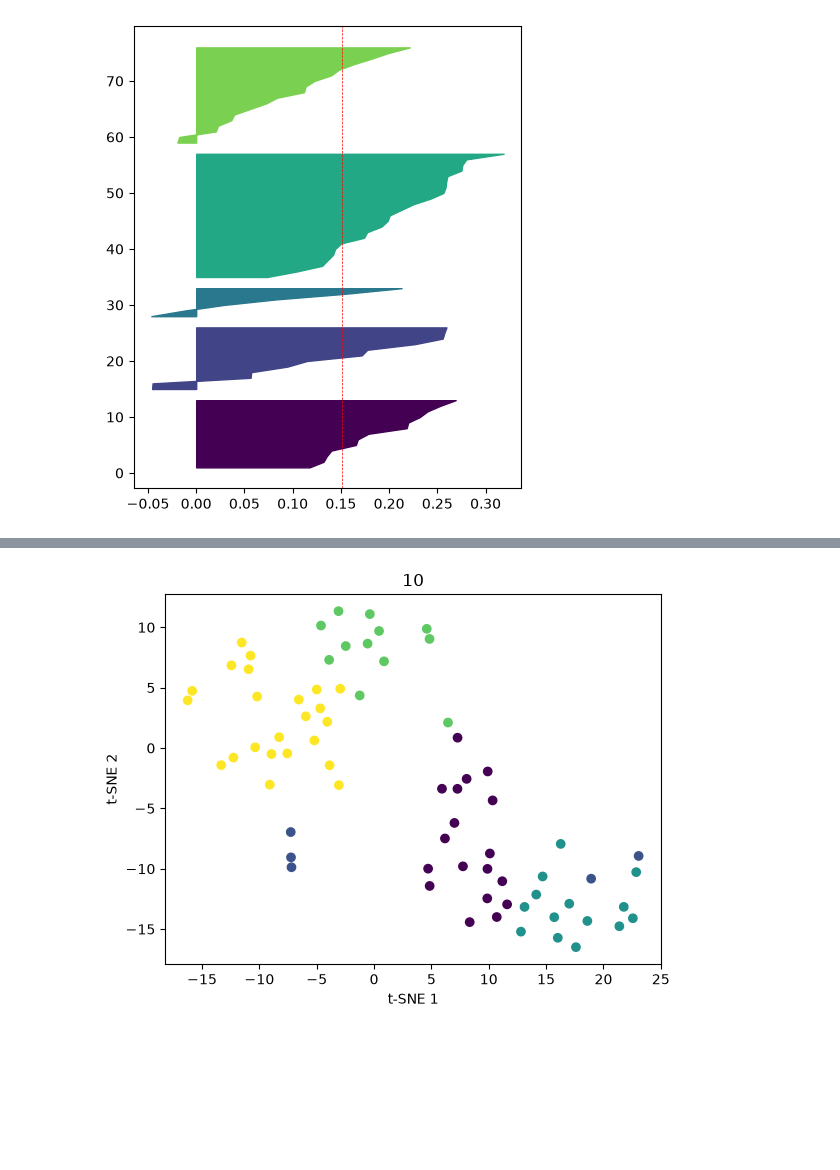
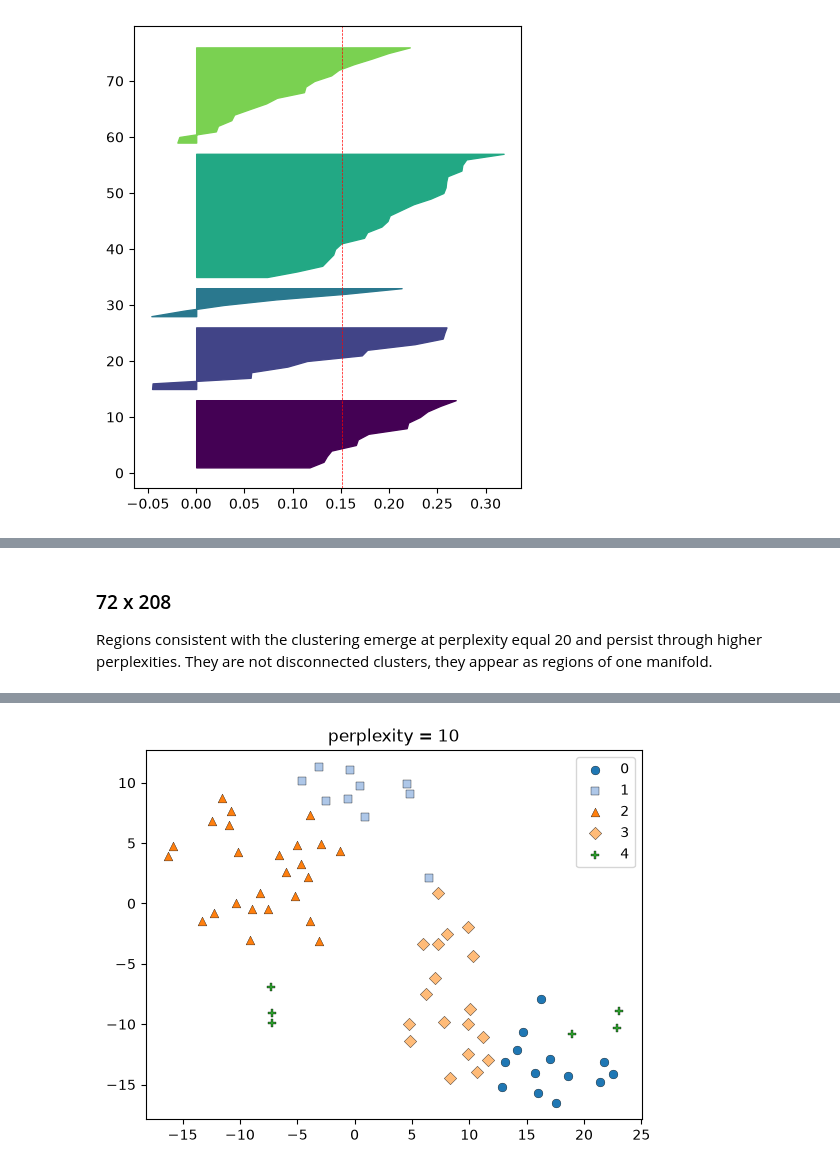
Before and after one commit to reebme/financial-attitudes-clustering, a Jupyter notebook: Notebooks/02_EDA.ipynb, the cells around one changed output, grey strips where cells are left out. Saved outputs shown, nothing was run; the diff lists cells and outputs as text; code cells hidden in the pictures; blank space fills up the shorter version.

```diff
--- a/Notebooks/02_EDA.ipynb
+++ b/Notebooks/02_EDA.ipynb
@@ -110,2 +220,0 @@ clustering_plotting_utils.plot_silhouette_scores_distribution(5, X, labels_most_
-# %%
-labels_most_rows = pd.DataFrame(labels_most_rows)
@@ -197,2 +265,0 @@ clustering_plotting_utils.plot_silhouette_scores_distribution(5, Y, labels_large
-# %%
-labels_largest_area = pd.DataFrame(labels_largest_area)
@@ -231,0 +266,11 @@ There is no clear multiresolution structure manifesting for this subset. The clu
+# %%
+plotting_data = labels_largest_area[5]
+clusters = plotting_data.unique()
+colors = cm.viridis(np.linspace(0, 1, len(clusters)))
+palette = {cluster: mcolors.to_hex(color) for cluster, color in zip(clusters, colors)}
+map_plotting.plot_cluster_map(
+    plotting_data,
+    {l: str(l) for l in clusters},
+    palette,
+    title="Largest area subset (72 x 208) clustering"
+)
@@ -353,0 +517,13 @@ t-SNE suggests local structure. At perplexity 20-40 4 regions emerge but they ar
+# %%
+tsne = TSNE(
+    n_components=2,
+    perplexity=50,
+    init="pca",
+    learning_rate="auto",
+    random_state=SEED
+)
+X_tsne = tsne.fit_transform(X)
+
+for k in ks_short:
+    labels = labels_most_rows[k]
+    draw_marked_clusters(labels, X_tsne[:,0], X_tsne[:, 1], colors, markers, title=f"K = {k}")
@@ -354,22 +540,17 @@ t-SNE suggests local structure. At perplexity 20-40 4 regions emerge but they ar
+# %% [markdown]
+### 72 x 208
+Regions consistent with the clustering emerge at perplexity equal 20 and persist through higher perplexities. They are not disconnected clusters, they appear as regions of one manifold.
 # %%
-for perplexity in [5, 10, 20, 30, 40]:
+labels = labels_largest_area[5]
+for perplexity in [5, 10, 20, 30, 40, 50, 60]:
     tsne = TSNE(
         n_components=2,
         perplexity=perplexity,
         init="pca",
         learning_rate="auto",
-        random_state=42
+        random_state=SEED
     )
     Y_tsne = tsne.fit_transform(Y)
 
-    fig, ax = plt.subplots()
-
-    ax.scatter(Y_tsne[:, 0], Y_tsne[:, 1], c = labels_largest_area[5])
-
-    ax.set_xlabel("t-SNE 1")
-    ax.set_ylabel("t-SNE 2")
-
-    ax.set_title(f"{perplexity}")
-
-    plt.show()
+    draw_marked_clusters(labels, Y_tsne[:,0], Y_tsne[:, 1], colors, markers, title=f"perplexity = {perplexity}")
 # %% [output]
@@ -377 +558 @@ for perplexity in [5, 10, 20, 30, 40]:
-[figure, old version]
+[figure, new version]
```
Also changed, not shown: parts of 68 cells of this notebook.
